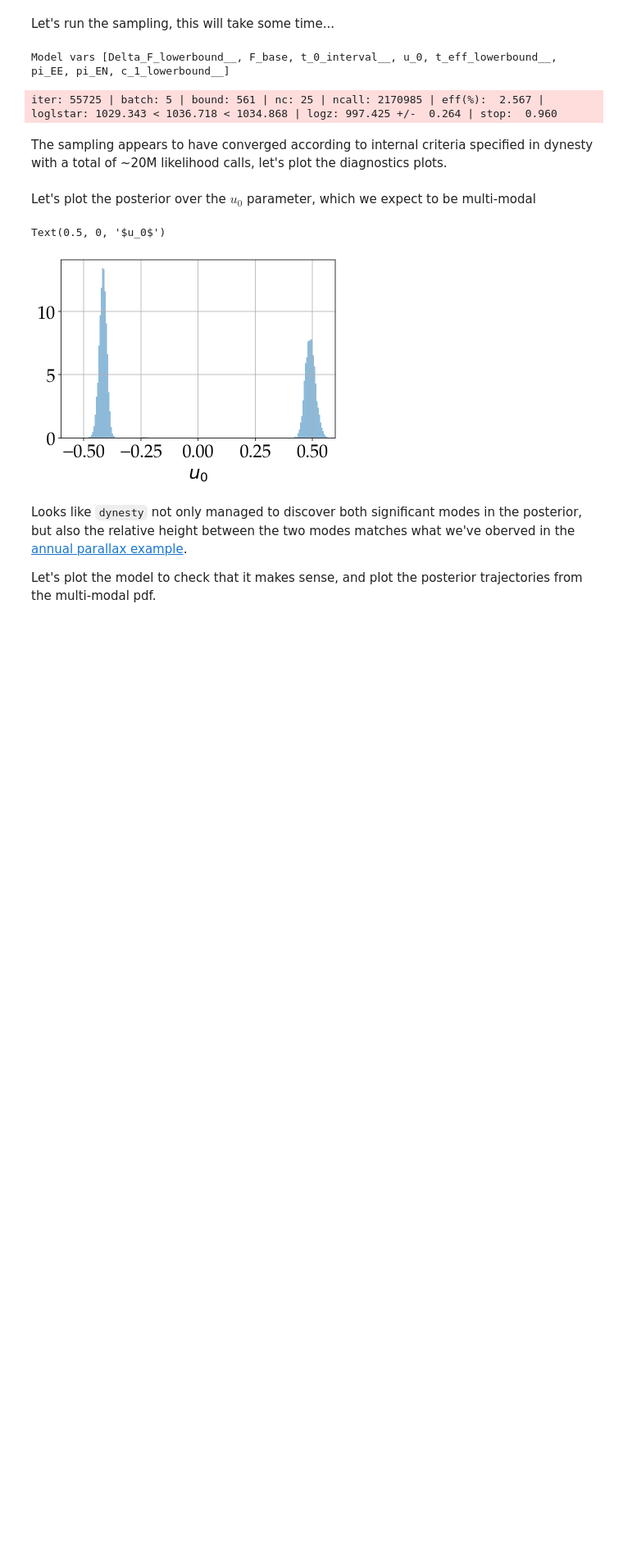
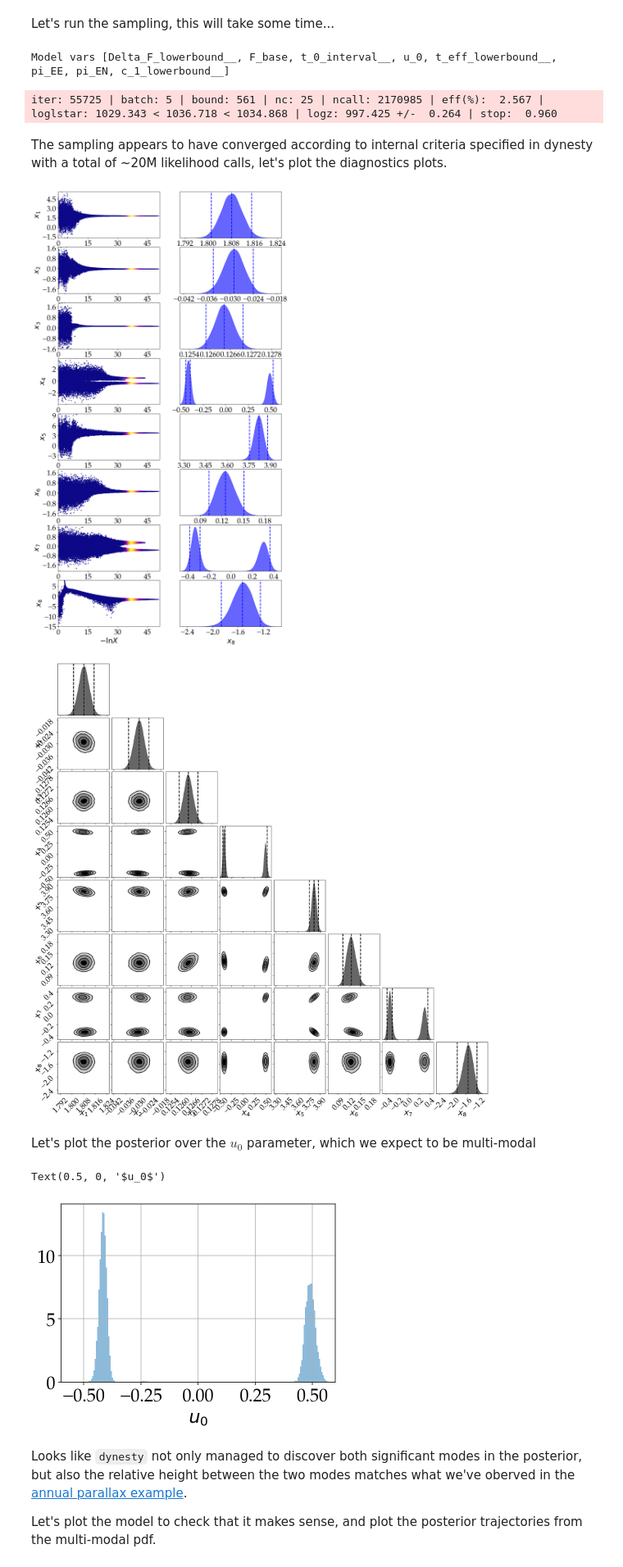
Before and after one commit to fbartolic/caustic, a Jupyter notebook: docs/examples/annual_parallax_dynesty.ipynb, the cells around one changed output. Shown at 82% size. Saved outputs shown, nothing was run; the diff lists cells and outputs as text; code cells hidden in the pictures; blank space fills up the shorter version.

```diff
--- a/docs/examples/annual_parallax_dynesty.ipynb
+++ b/docs/examples/annual_parallax_dynesty.ipynb
@@ -1,19 +0,0 @@
-# %%
-import numpy as np
-from matplotlib import pyplot as plt
-import matplotlib as mpl
-import sys
-sys.path.append('../../')
-import pymc3 as pm
-import caustic as ca
-import theano.tensor as T
-import exoplanet as xo
-
-mpl.rcParams['axes.labelsize'] = 22
-mpl.rcParams['xtick.labelsize'] = 22
-mpl.rcParams['ytick.labelsize'] = 22
-mpl.rcParams['axes.titlesize'] = 22
-
-%config InlineBackend.figure_format = 'retina'
-
-np.random.seed(42)
@@ -53,7 +52,7 @@ with parallax_model:
 
     # Other parameters
     t_0 = pm.Uniform('t_0', parallax_model.t_min, parallax_model.t_max,
-        testval=ca.utils.estimate_t0(event))
+        testval=ca.estimate_t0(event))
 
     # In the parallax model, u_0 can be negative
     u_0 = pm.Normal('u_0', mu=0., sd=1.5, testval=-0.41)
@@ -65,7 +64,7 @@ with parallax_model:
 
     # Deterministic transformations
     t_E = pm.Deterministic("t_E", teff/T.abs_(u_0))
-    m_source, g = ca.utils.revert_flux_params_to_nonstandardized_format(event, Delta_F, F_base, u_0)
+    m_source, g = ca.revert_flux_params_to_nonstandardized_format(event, Delta_F, F_base, u_0)
     pm.Deterministic("m_source", m_source)
     pm.Deterministic("g", g)
     pm.Deterministic('pi_E', T.sqrt(pi_EE**2 + pi_EN**2))
@@ -140,7 +139,7 @@ def prior_transform(u):
 Let's run the sampling, this will take some time...
 # %%
 # This will take a long time
-results, samples  = ca.utils.sample_with_dynesty(parallax_model, prior_transform,
+results, samples  = ca.sample_with_dynesty(parallax_model, prior_transform,
                     sampler_kwargs={'sample':'rwalk'},
                     run_sampler_kwargs={'nlive_init':1000})
 # %% [output]
@@ -162,3 +150,17 @@ samples = resample_samples(results)
+# %%
+from dynesty import plotting as dyplot
+
+# Plot a summary of the run.
+# rfig, raxes = dyplot.runplot(results)
+
+# Plot traces and 1-D marginalized posteriors.
+tfig, taxes = dyplot.traceplot(results)
+
+# Plot the 2-D marginalized posteriors.
+cfig, caxes = dyplot.cornerplot(results)
+# %% [output]
+[figure, added]
+[figure, added]
 # %% [markdown]
 Let's plot the posterior over the $u_0$ parameter, which we expect to be multi-modal
 # %%
```
Also changed, not shown: parts of 6 cells of this notebook, 15 other files.
